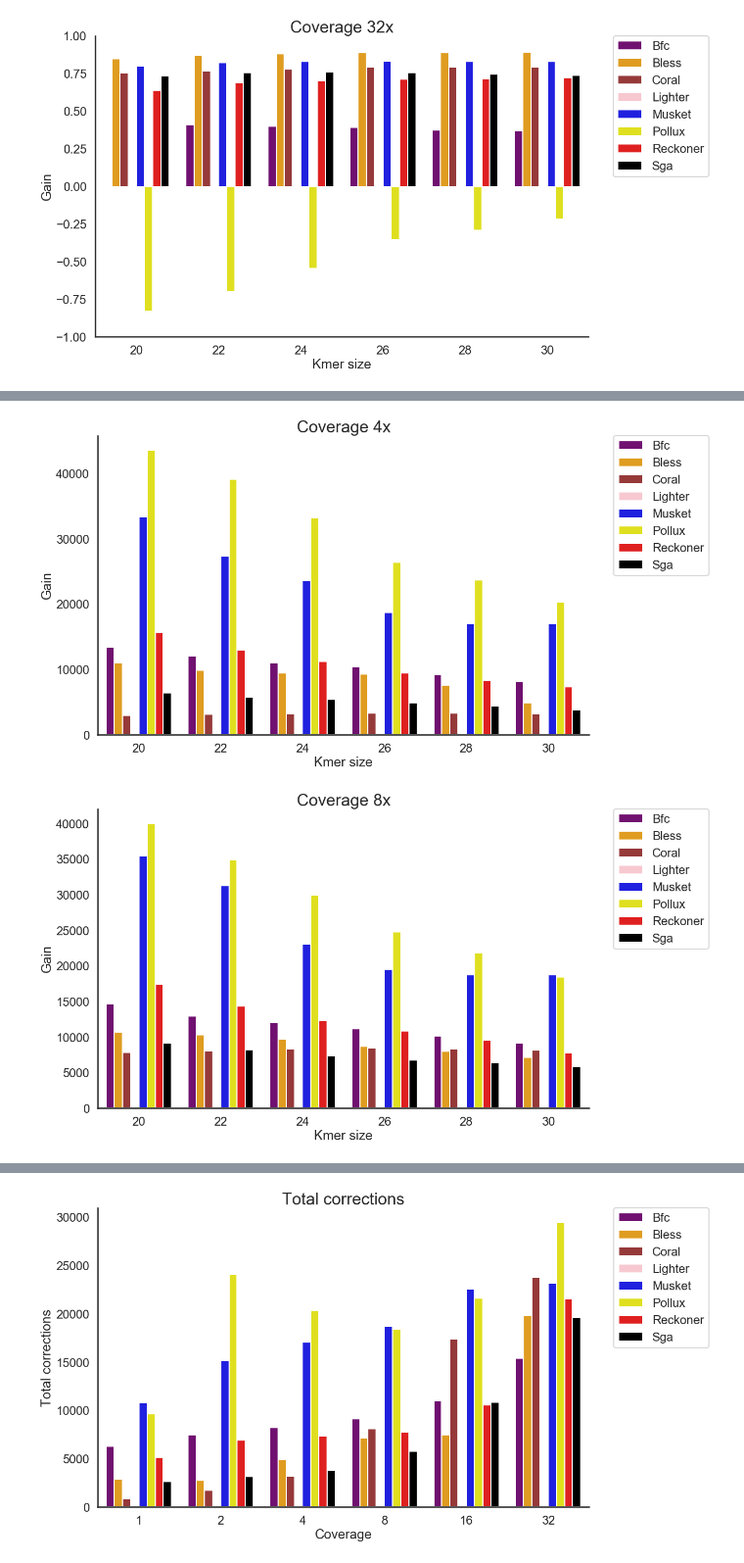
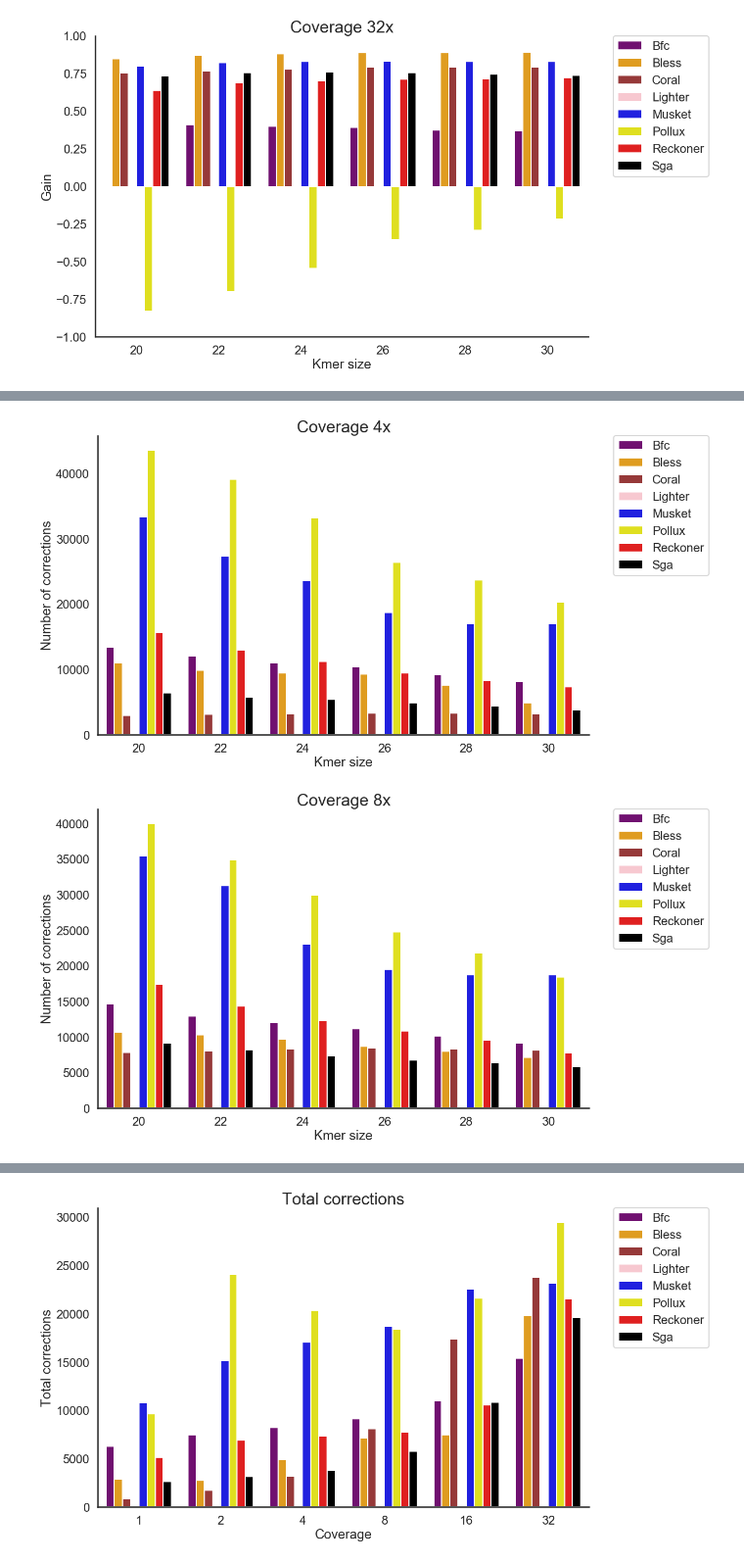
Before and after one commit to Mangul-Lab-USC/benchmarking_error_correction, a Jupyter notebook: notebooks/WGS_human_kmer.ipynb, the cells around one changed output, grey strips where cells are left out. Shown: that part at 98% size. Cells and saved outputs as stored; diff of their text form; code cells hidden in the pictures.

```diff
--- a/notebooks/WGS_human_kmer.ipynb
+++ b/notebooks/WGS_human_kmer.ipynb
@@ -218,30 +218,30 @@ plt.savefig("../figures/WGS_human_kmers_total_corrections_cov2.pdf", bbox_inches
 # %%
 import matplotlib.pyplot as plt
 import seaborn as sns
 g=sns.set_style("white")
 g=sns.set_context("poster")
 g=sns.barplot(x="Kmer Size", y="total_corrections",data = data[(data['Coverage'] ==4)],hue='Tool', palette=color_dict)
-g.set(xlabel='Kmer size', ylabel='Gain')
+g.set(xlabel='Kmer size', ylabel='Number of corrections')
 #g=plt.ylim(-1, 1)
 g=plt.title("Coverage 4x", fontsize=30)
 
 plt.legend(bbox_to_anchor=(1.05, 1), loc=2, borderaxespad=0.)
 
 g=sns.despine()
 #plt.show(g)
 fig = plt.gcf()
 fig.set_size_inches( 16, 10)
 plt.savefig("../figures/WGS_human_kmers_total_corrections_cov4.png", bbox_inches='tight')
 plt.savefig("../figures/WGS_human_kmers_total_corrections_cov4.pdf", bbox_inches='tight')
 # %% [output]
-[figure, old version]
+[figure, new version]
 # %%
 import matplotlib.pyplot as plt
 import seaborn as sns
 g=sns.set_style("white")
 g=sns.set_context("poster")
 g=sns.barplot(x="Kmer Size", y="total_corrections",data = data[(data['Coverage'] ==8)],hue='Tool', palette=color_dict)
-g.set(xlabel='Kmer size', ylabel='Gain')
+g.set(xlabel='Kmer size', ylabel='Number of corrections')
 #g=plt.ylim(-1, 1)
 g=plt.title("Coverage 8x", fontsize=30)
 
@@ -254,7 +254,7 @@ fig.set_size_inches( 16, 10)
 plt.savefig("../figures/WGS_human_kmers_total_corrections_cov8.png", bbox_inches='tight')
 plt.savefig("../figures/WGS_human_kmers_total_corrections_cov8.pdf", bbox_inches='tight')
 # %% [output]
-[figure, old version]
+[figure, new version]
 # %%
 import matplotlib.pyplot as plt
 import seaborn as sns
```
Also changed, not shown: parts of 4 cells of this notebook, 8 other files.
